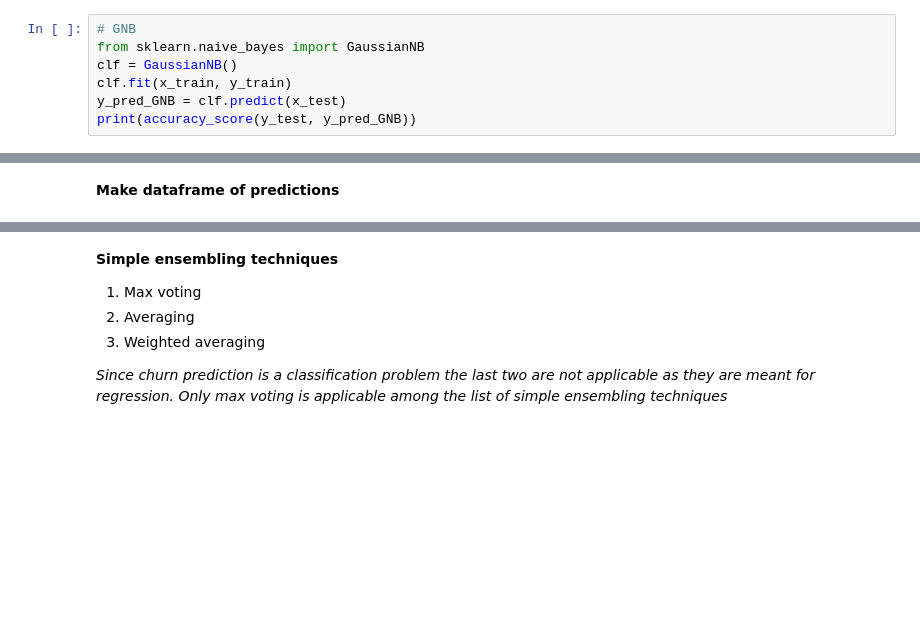
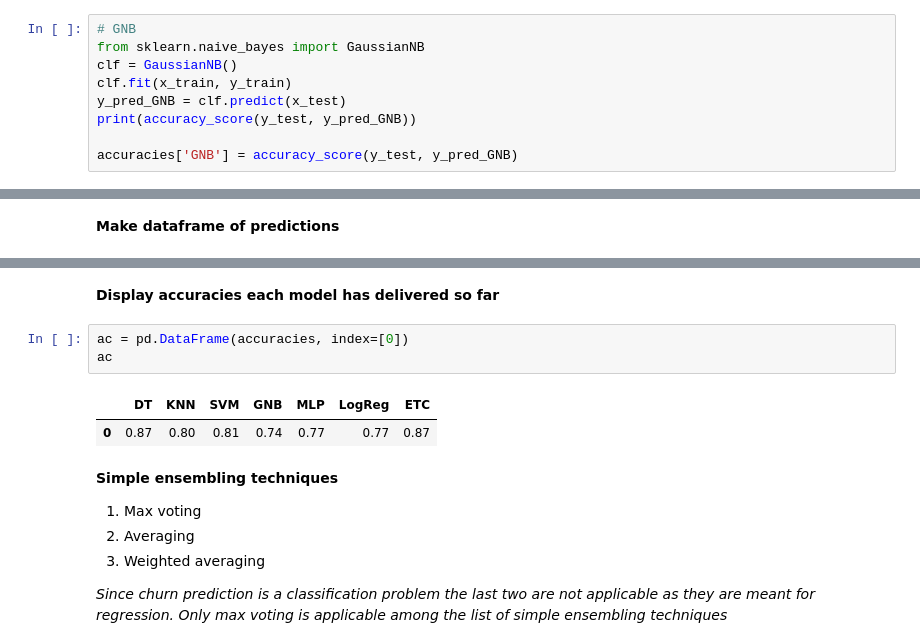
Before and after one commit to Shankar0x/CSE305_EnsembleChurnProject, a Jupyter notebook: main.ipynb, the cells around one changed output, grey strips where cells are left out. Cells and saved outputs as stored; diff of their text form; blank space fills up the shorter version.

```diff
--- a/main.ipynb
+++ b/main.ipynb
@@ -939,4 +977,6 @@ clf = GaussianNB()
 clf.fit(x_train, y_train)
 y_pred_GNB = clf.predict(x_test)
 print(accuracy_score(y_test, y_pred_GNB))
+
+accuracies['GNB'] = accuracy_score(y_test, y_pred_GNB)
 # %% [output]
@@ -983,3 +1039,11 @@ pred_df
+# %% [markdown]
+<b> Display accuracies each model has delivered so far
+# %%
+ac = pd.DataFrame(accuracies, index=[0])
+ac
+# %% [output]
+|  | DT | KNN | SVM | GNB | MLP | LogReg | ETC |
+| 0 | 0.87 | 0.80 | 0.81 | 0.74 | 0.77 | 0.77 | 0.87 |
 # %% [markdown]
 <b> Simple ensembling techniques </b>
 <ol>
```
Also changed, not shown: parts of 61 cells of this notebook, 4 other files.
